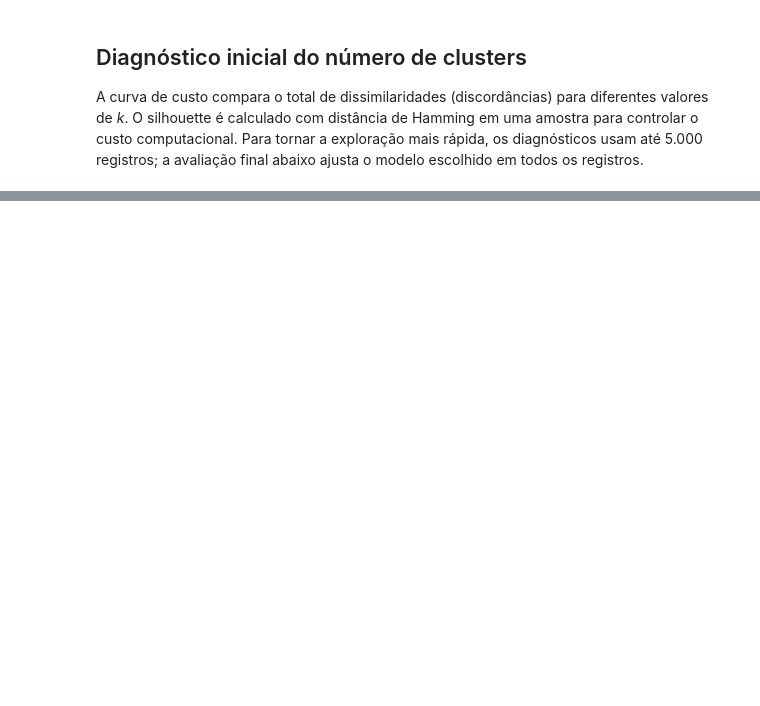
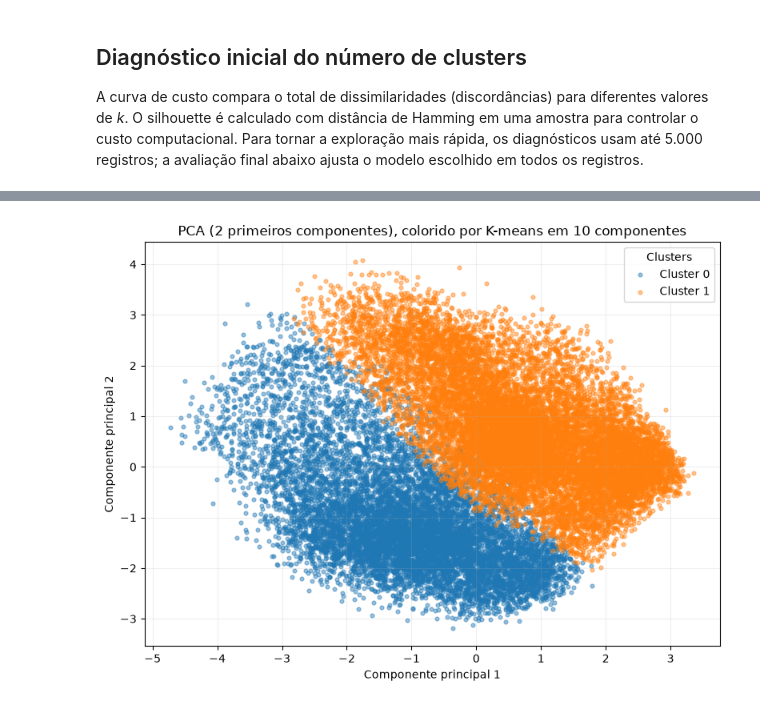
Before and after one commit to JulioSamuelOliveira/saudemental, a Jupyter notebook: 5-Kmeans&Kmodes/K_modes.ipynb, the cells around one changed output, grey strips where cells are left out. Saved outputs shown, nothing was run; the diff lists cells and outputs as text; code cells hidden in the pictures; blank space fills up the shorter version.

```diff
--- a/5-Kmeans&Kmodes/K_modes.ipynb
+++ b/5-Kmeans&Kmodes/K_modes.ipynb
@@ -182,0 +408,81 @@ perfil_clusters
+# %%
+from sklearn.cluster import KMeans
+from sklearn.metrics import silhouette_score
+
+N_COMPONENTES_PCA = 10
+DIMENSOES_AVALIADAS = [2, 5, 10, 15]
+KMEANS_SEED = 42
+n_registros, n_variaveis = X_categorico.shape
+
+# X_onehot foi construído na seção de projeções e contém apenas features, nunca o target.
+pca_kmeans = PCA(n_components=max(DIMENSOES_AVALIADAS), svd_solver="randomized", random_state=42)
+coordenadas_pca = pca_kmeans.fit_transform(X_onehot)
+inercia_explicada_pca = pca_kmeans.explained_variance_ratio_
+
+resultados_sensibilidade = []
+modelos_kmeans = {}
+for n_componentes in DIMENSOES_AVALIADAS:
+    modelo_kmeans = KMeans(n_clusters=2, n_init=20, random_state=KMEANS_SEED)
+    rotulos = modelo_kmeans.fit_predict(coordenadas_pca[:, :n_componentes])
+    silhouette_pca = silhouette_score(
+        coordenadas_pca[:, :n_componentes],
+        rotulos,
+        sample_size=min(1000, n_registros),
+        random_state=KMEANS_SEED,
+    )
+    contagens = pd.Series(rotulos).value_counts().sort_index()
+    resultados_sensibilidade.append({
+        "componentes_pca": n_componentes,
+        "variancia_explicada_acumulada_pct": 100 * inercia_explicada_pca[:n_componentes].sum(),
+        "inercia_kmeans": modelo_kmeans.inertia_,
+        "silhouette_pca_amostra": silhouette_pca,
+        "cluster_menor_pct": 100 * contagens.min() / n_registros,
+    })
+    modelos_kmeans[n_componentes] = (modelo_kmeans, rotulos)
+
+print(f"PCA: {n_registros:,} registros, {n_variaveis} variáveis, {X_onehot.shape[1]} colunas one-hot.")
+print("Sensibilidade ao número de componentes (K-means com k=2):")
+display(pd.DataFrame(resultados_sensibilidade).round(3))
+
+modelo_pca_kmeans, labels_pca_kmeans = modelos_kmeans[N_COMPONENTES_PCA]
+tamanho_pca_kmeans = pd.Series(labels_pca_kmeans, index=X_categorico.index).value_counts().sort_index()
+resultado_pca_kmeans = pd.DataFrame({"target": y, "cluster": labels_pca_kmeans}, index=X_categorico.index)
+target_pca_kmeans = pd.crosstab(
+    resultado_pca_kmeans["cluster"], resultado_pca_kmeans["target"], normalize="index"
+).mul(100)
+print(f"\nResultado principal: K-means k=2 em {N_COMPONENTES_PCA} componentes PCA.")
+print("Tamanho dos clusters:")
+print(tamanho_pca_kmeans.rename("registros"))
+print("\nTarget por cluster (%; somente descrição posterior):")
+print(target_pca_kmeans.round(1))
+
+# Compara as distribuições de cada variável categórica original entre os dois grupos.
+ranking_pca_kmeans = []
+for feature in X_categorico.columns:
+    distribuicao = pd.crosstab(
+        X_categorico[feature], labels_pca_kmeans, normalize="columns"
+    ).reindex(columns=[0, 1], fill_value=0)
+    ranking_pca_kmeans.append({
+        "feature": feature,
+        "diferenca_total_pct": 50 * (distribuicao[0] - distribuicao[1]).abs().sum(),
+    })
+ranking_pca_kmeans = pd.DataFrame(ranking_pca_kmeans).sort_values(
+    "diferenca_total_pct", ascending=False
+).reset_index(drop=True)
+print("\nVariáveis categóricas originais com maiores diferenças entre os clusters:")
+display(ranking_pca_kmeans.head(12).round(1))
+
+fig, ax = plt.subplots(figsize=(8, 6))
+for cluster in sorted(np.unique(labels_pca_kmeans)):
+    mascara = labels_pca_kmeans == cluster
+    ax.scatter(
+        coordenadas_pca[mascara, 0], coordenadas_pca[mascara, 1],
+        s=12, alpha=0.45, label=f"Cluster {cluster}",
+    )
+ax.set(title=f"PCA (2 primeiros componentes), colorido por K-means em {N_COMPONENTES_PCA} componentes",
+       xlabel="Componente principal 1", ylabel="Componente principal 2")
+ax.legend(title="Clusters")
+ax.grid(alpha=0.2)
+plt.tight_layout()
+plt.show()
+# %% [output]
@@ -182,0 +522 @@ perfil_clusters
+[figure, added]
```
Also changed, not shown: parts of 17 cells of this notebook.
